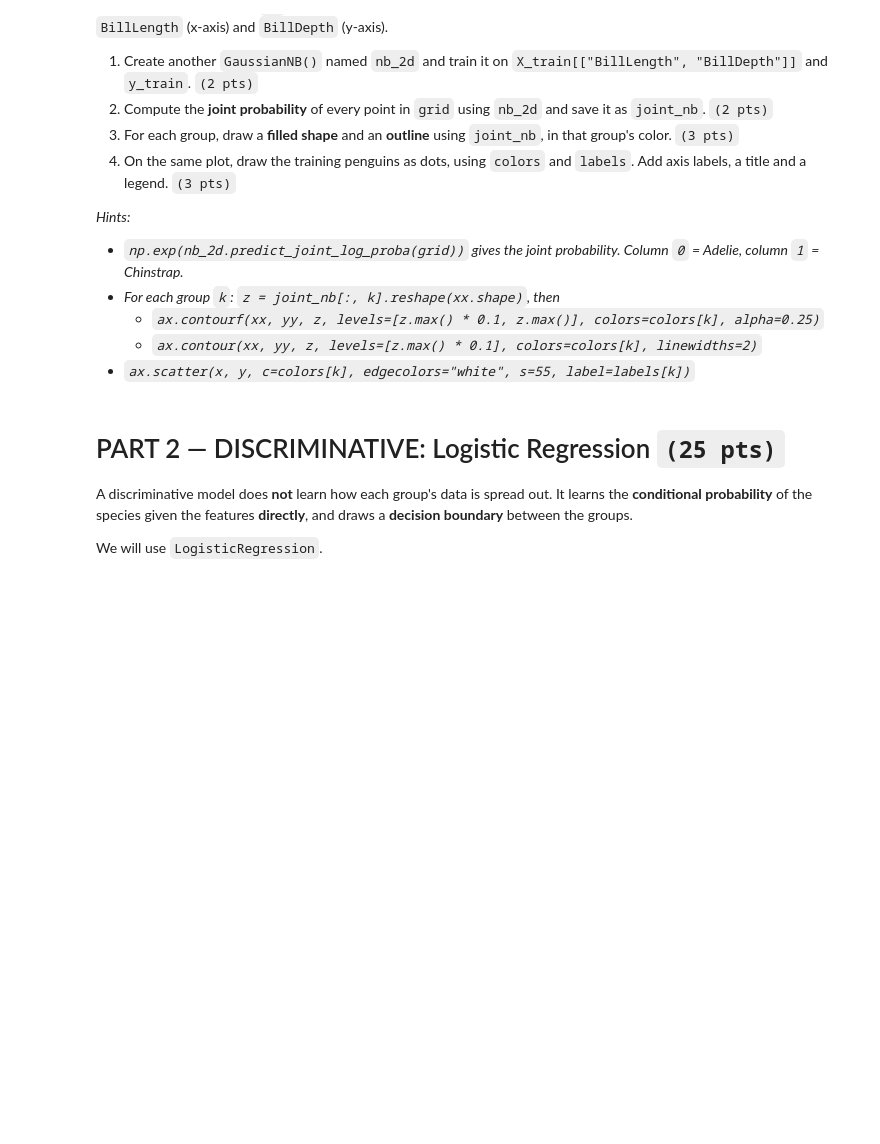
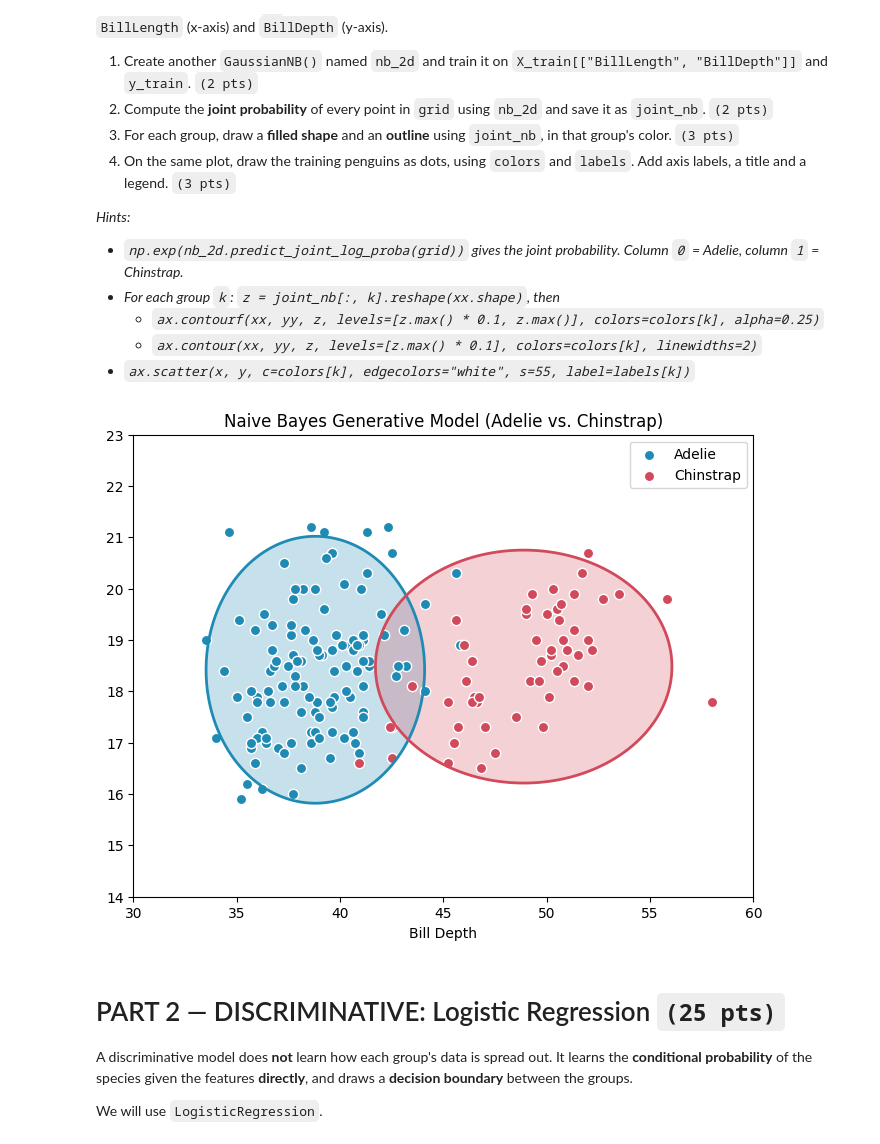
Before and after one commit to kaedeakiradelacruz-cpu/DC_COM242ML, a Jupyter notebook: DELACRUZ_COM242ML_Generative&Discriminative.ipynb, the cells around one changed output. Saved outputs shown, nothing was run; the diff lists cells and outputs as text; code cells hidden in the pictures; blank space fills up the shorter version.

```diff
--- a/DELACRUZ_COM242ML_Generative&Discriminative.ipynb
+++ b/DELACRUZ_COM242ML_Generative&Discriminative.ipynb
@@ -133,0 +147,3 @@ We will use `GaussianNB`, a Naive Bayes model for numeric features.
+# %%
+nb = GaussianNB()
+nb.fit(X_train, y_train)
@@ -163,3 +183,35 @@ A plot only has 2 axes, but `nb` uses 5 features. So for the plot, train a small
+# %%
+nb_2d = GaussianNB()
+nb_2d.fit(X_train[["BillLength", "BillDepth"]], y_train)
+
+joint_nb = np.exp(nb_2d.predict_joint_log_proba(grid))
+
+fig, ax = plt.subplots(figsize=(8, 6))
+
+for k in range(2):
+  z = joint_nb[:, k].reshape(xx.shape)
+  ax.contourf(xx, yy, z, levels=[z.max() * 0.1, z.max()], colors=colors[k], alpha=0.25)
+  ax.contour(xx, yy, z, levels=[z.max() * 0.1], colors=colors[k], linewidths=2)
+
+for k in range(2):
+  mask = (y_train == k)
+  ax.scatter (
+      X_train.loc[mask, "BillLength"],
+      X_train.loc[mask, "BillDepth"],
+      c=colors[k],
+      edgecolors="white",
+      s=55,
+      label=labels[k]
+
+  )
+
+ax.set_xlabel("Bill Length")
+ax.set_xlabel("Bill Depth")
+ax.set_title("Naive Bayes Generative Model (Adelie vs. Chinstrap)")
+ax.legend()
+plt.show()
+# %% [output]
+[figure, added]
 # %% [markdown]
 # PART 2 — DISCRIMINATIVE: Logistic Regression `(25 pts)`
 
```
Also changed, not shown: parts of 13 cells of this notebook.
